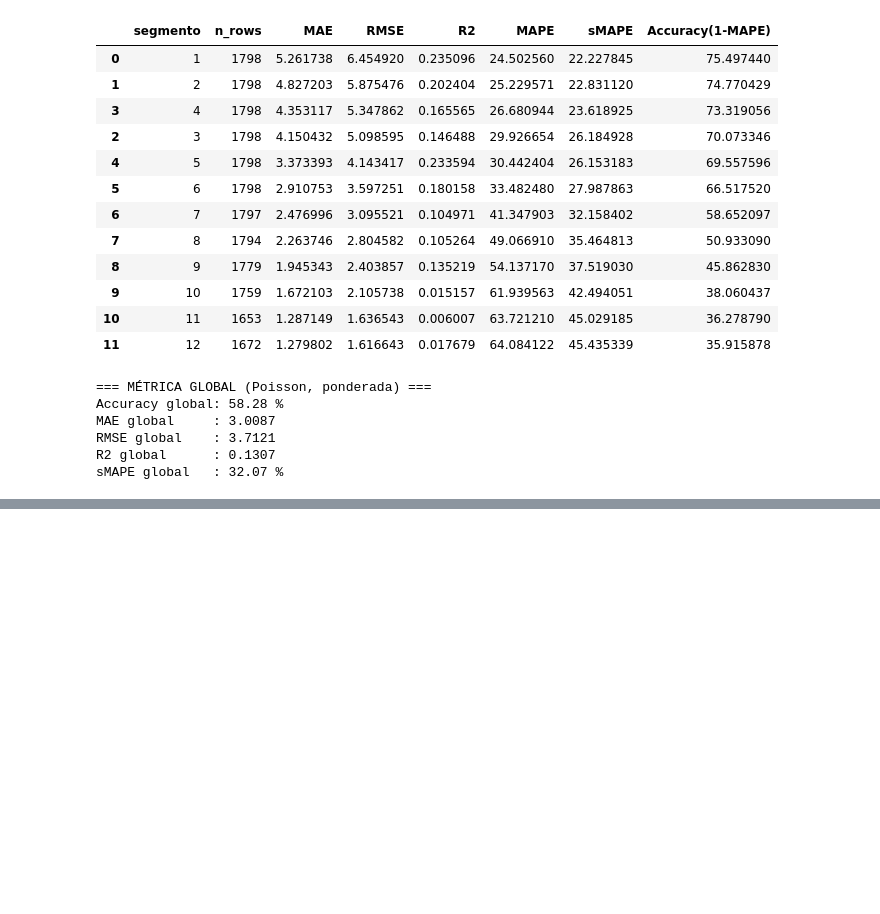
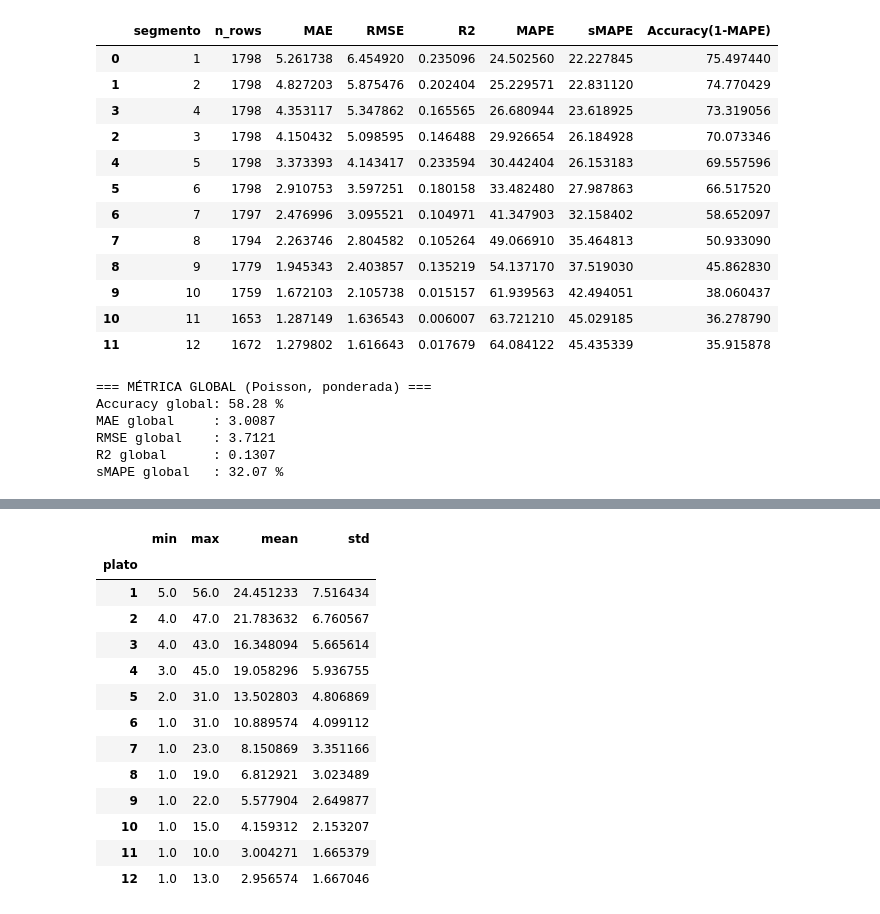
Before and after one commit to joseph7104/-1INF46-Plan_Compras_Produccion, a Jupyter notebook: notebooks/tuning/XGBOOST.ipynb, the cells around one changed output, grey strips where cells are left out. Cells and saved outputs as stored; diff of their text form; code cells hidden in the pictures; blank space fills up the shorter version.

```diff
--- a/notebooks/tuning/XGBOOST.ipynb
+++ b/notebooks/tuning/XGBOOST.ipynb
@@ -768,0 +1152,17 @@ Comparativa por segmento (Poisson vs Anterior):
+# %%
+df.groupby("plato")["cantidad"].agg(["min","max","mean","std"])
+# %% [output]
+|  | min | max | mean | std |
+| plato |  |  |  |  |
+| 1 | 5.0 | 56.0 | 24.451233 | 7.516434 |
+| 2 | 4.0 | 47.0 | 21.783632 | 6.760567 |
+| 3 | 4.0 | 43.0 | 16.348094 | 5.665614 |
+| 4 | 3.0 | 45.0 | 19.058296 | 5.936755 |
+| 5 | 2.0 | 31.0 | 13.502803 | 4.806869 |
+| 6 | 1.0 | 31.0 | 10.889574 | 4.099112 |
+| 7 | 1.0 | 23.0 | 8.150869 | 3.351166 |
+| 8 | 1.0 | 19.0 | 6.812921 | 3.023489 |
+| 9 | 1.0 | 22.0 | 5.577904 | 2.649877 |
+| 10 | 1.0 | 15.0 | 4.159312 | 2.153207 |
+| 11 | 1.0 | 10.0 | 3.004271 | 1.665379 |
+| 12 | 1.0 | 13.0 | 2.956574 | 1.667046 |
```
Also changed, not shown: parts of 16 cells of this notebook.
